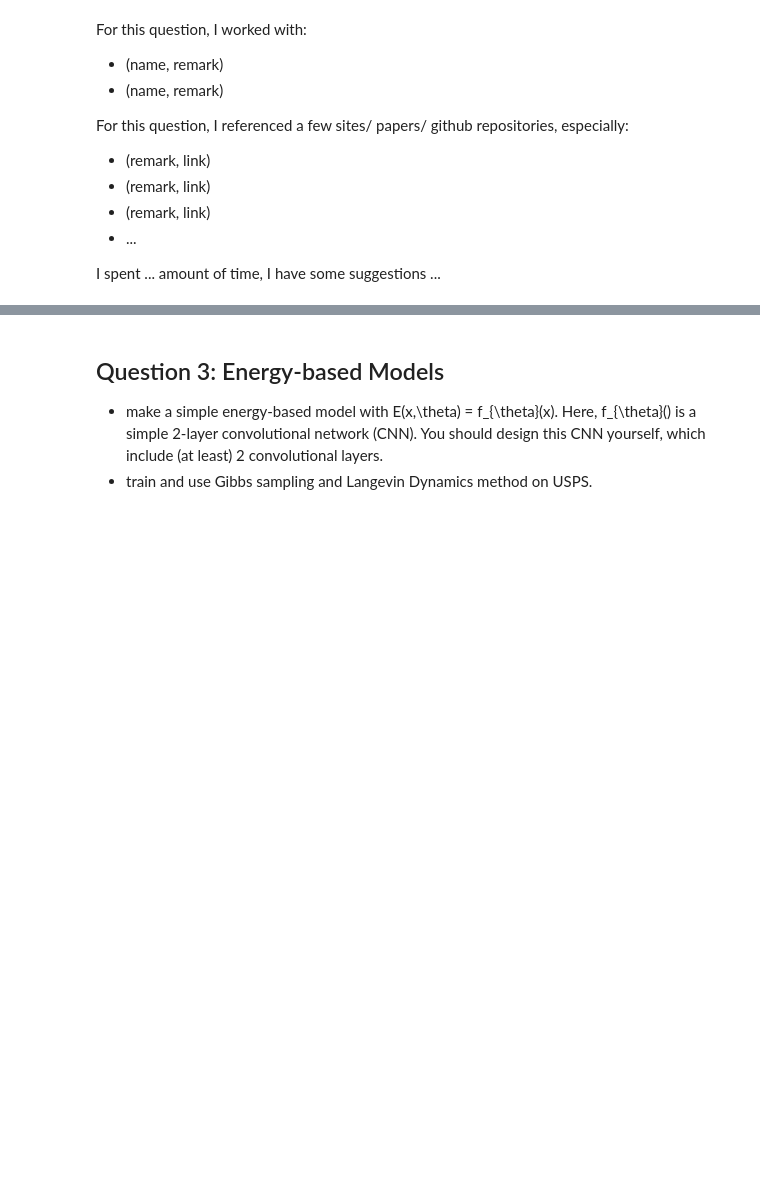
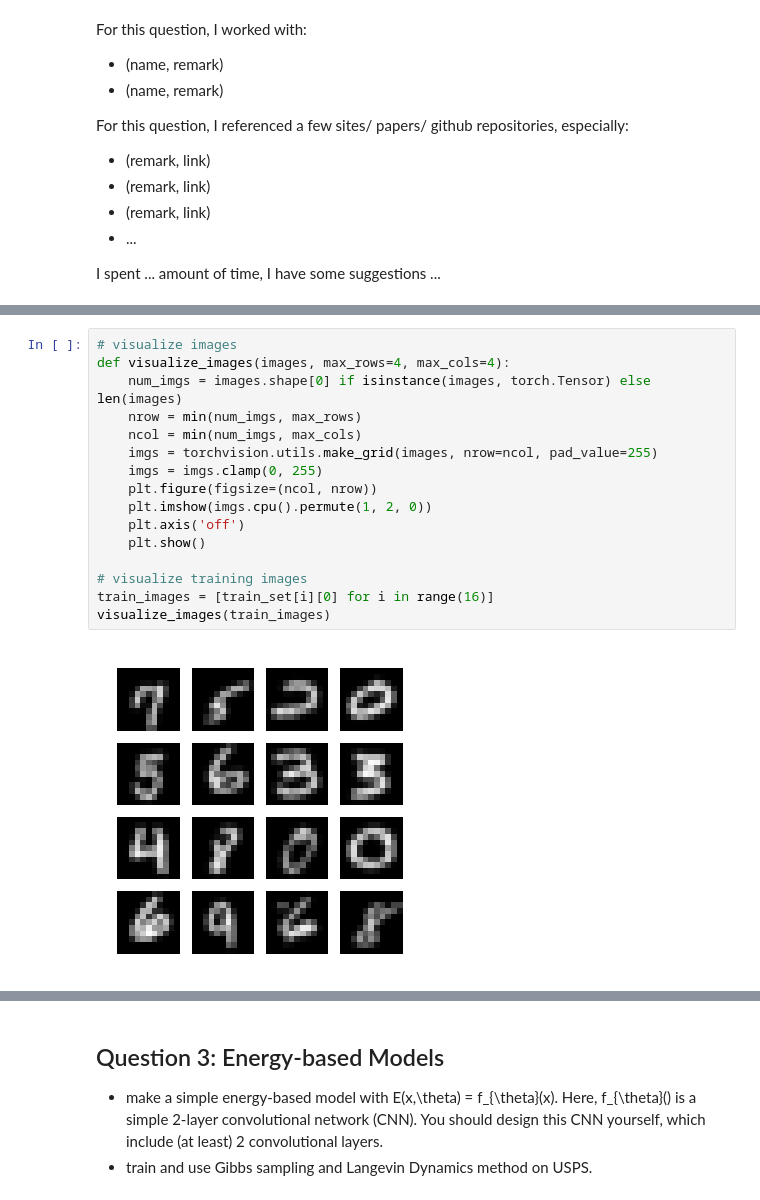
Before and after one commit to jinyi12/ECE689_Adv_DL_Sp2025, a Jupyter notebook: HW1/HW1.ipynb, the cells around one changed output, grey strips where cells are left out. Drawn from its saved outputs; the diff is of its cells as text; blank space fills up the shorter version.

```diff
--- a/HW1/HW1.ipynb
+++ b/HW1/HW1.ipynb
@@ -114,0 +602,18 @@ I spent ... amount of time, I have some suggestions ...
+# %%
+# visualize images
+def visualize_images(images, max_rows=4, max_cols=4):
+    num_imgs = images.shape[0] if isinstance(images, torch.Tensor) else len(images)
+    nrow = min(num_imgs, max_rows)
+    ncol = min(num_imgs, max_cols)
+    imgs = torchvision.utils.make_grid(images, nrow=ncol, pad_value=255)
+    imgs = imgs.clamp(0, 255)
+    plt.figure(figsize=(ncol, nrow))
+    plt.imshow(imgs.cpu().permute(1, 2, 0))
+    plt.axis('off')
+    plt.show()
+
+# visualize training images
+train_images = [train_set[i][0] for i in range(16)]
+visualize_images(train_images)
+# %% [output]
+[figure, added]
```
Also changed, not shown: parts of 35 cells of this notebook, 1 other file.
